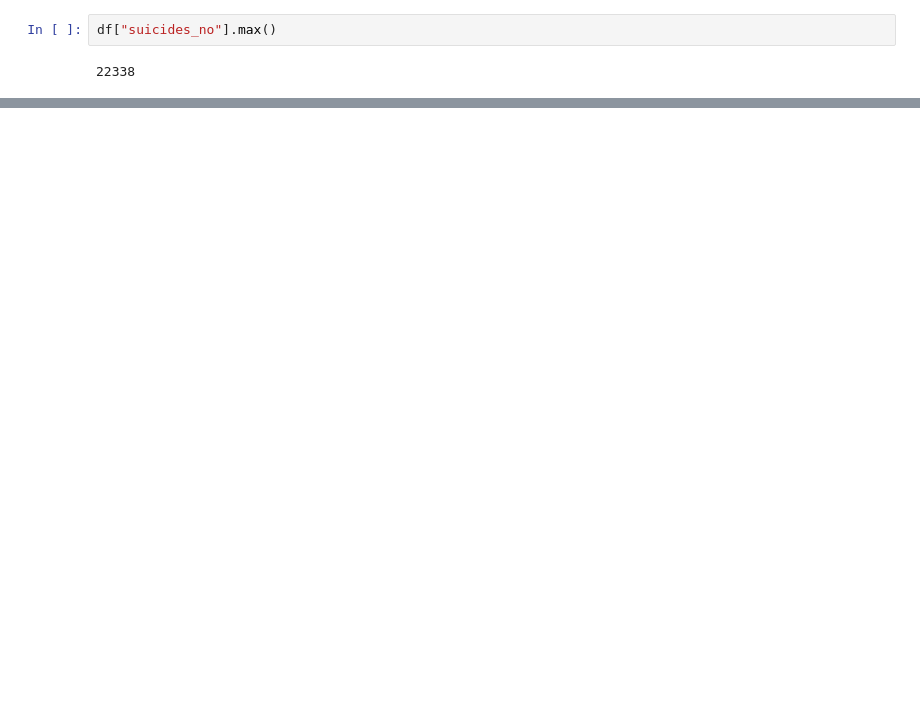
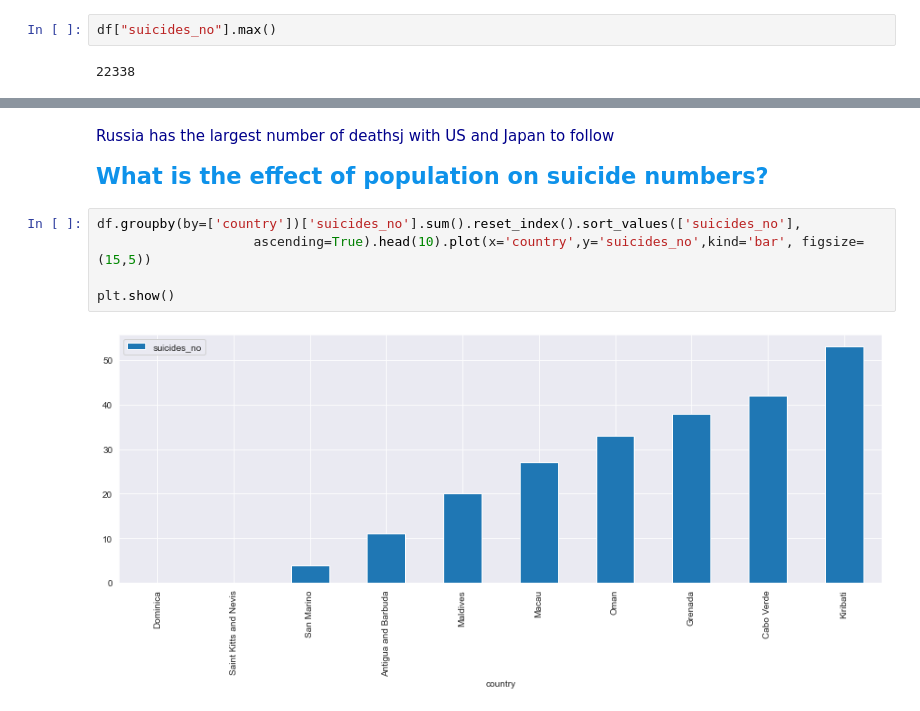
Before and after one commit to michalf84/MIT, a Jupyter notebook: 2. Python For Data Science/Practice case study/Suicide/Michal Suicide rates.ipynb, the cells around one changed output, grey strips where cells are left out. Drawn from its saved outputs; the diff is of its cells as text; blank space fills up the shorter version.

```diff
--- a/2. Python For Data Science/Practice case study/Suicide/Michal Suicide rates.ipynb
+++ b/2. Python For Data Science/Practice case study/Suicide/Michal Suicide rates.ipynb
@@ -23,0 +232,12 @@ df[a]
+# %% [markdown]
+<font color = darkblue>
+Russia has the largest number of deathsj with US and Japan to follow
+# %% [markdown]
+<span style="font-family: Arial; font-weight:bold;font-size:1.5em;color:#0e92ea"> What is the effect of population on suicide numbers?
+# %%
+df.groupby(by=['country'])['suicides_no'].sum().reset_index().sort_values(['suicides_no'],
+                    ascending=True).head(10).plot(x='country',y='suicides_no',kind='bar', figsize=(15,5))
+
+plt.show()
+# %% [output]
+[figure, added]
```
Also changed, not shown: parts of 49 cells of this notebook, 5 other files.
